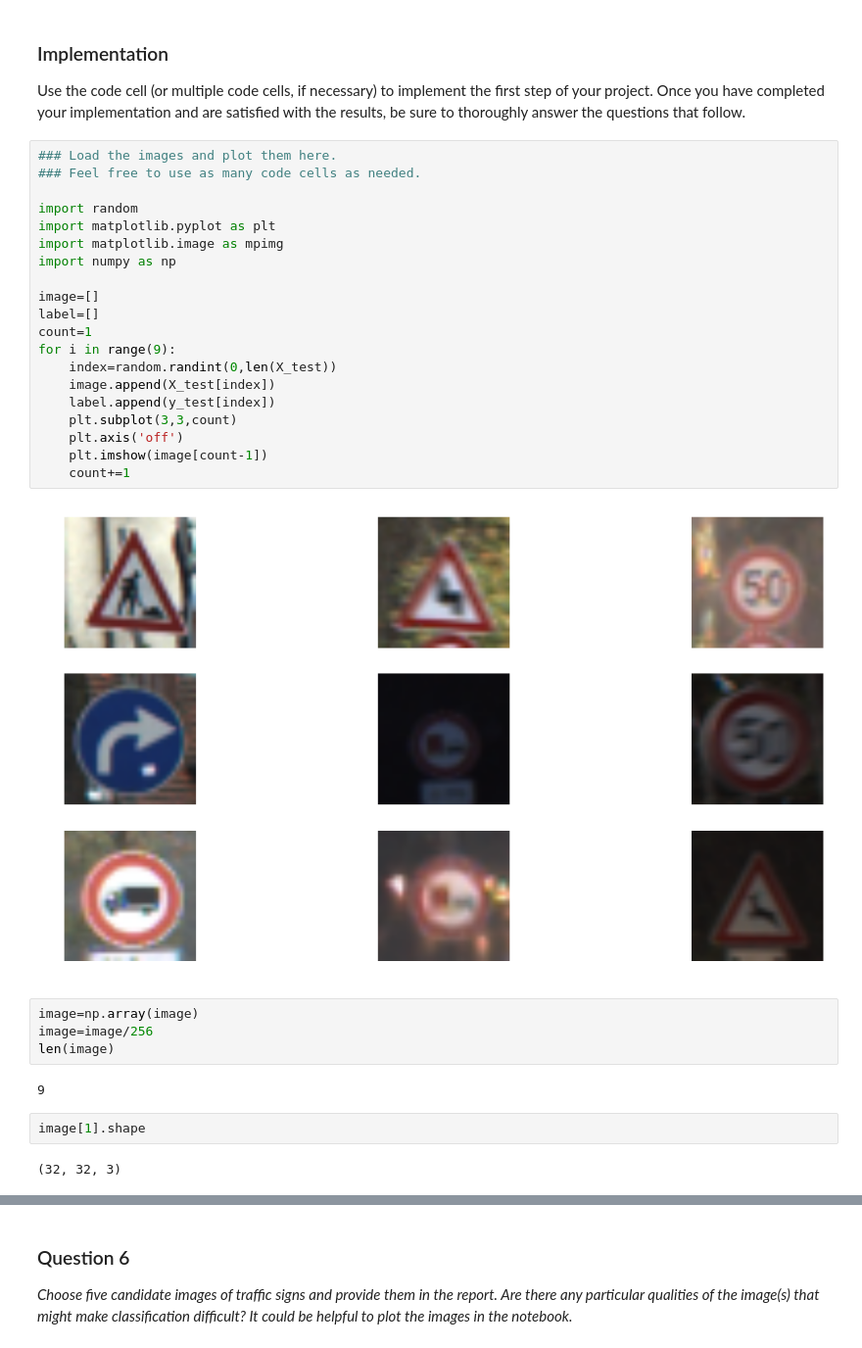
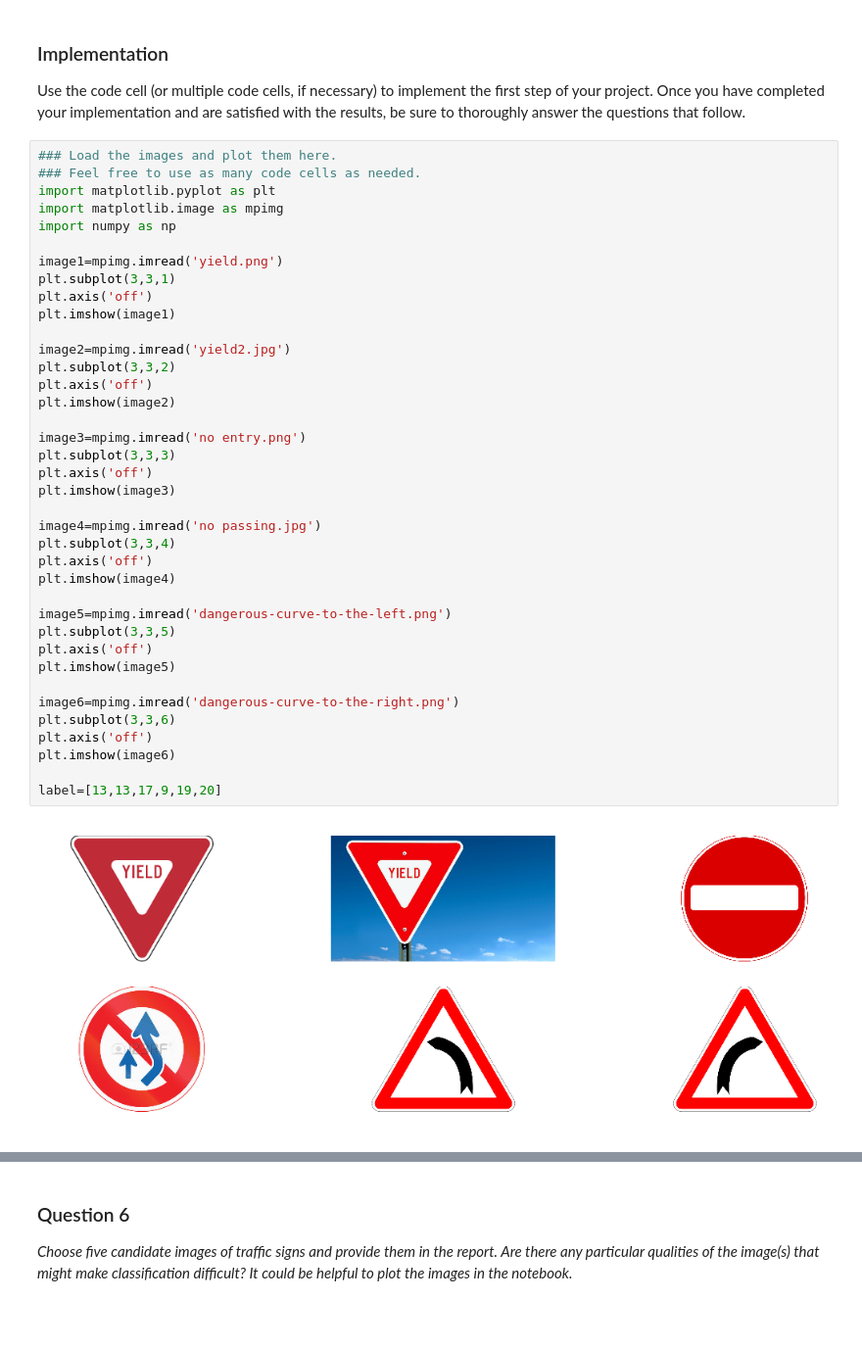
Before and after one commit to tiandiao123/traffic_sign_classifier, a Jupyter notebook: Traffic_Sign_Classifier.ipynb, the cells around one changed output, grey strips where cells are left out. Shown at 98% size. Saved outputs shown, nothing was run; the diff lists cells and outputs as text; blank space fills up the shorter version.

```diff
--- a/Traffic_Sign_Classifier.ipynb
+++ b/Traffic_Sign_Classifier.ipynb
@@ -582,35 +586,43 @@ You may find `signnames.csv` useful as it contains mappings from the class id (i
 ### Implementation
 
 Use the code cell (or multiple code cells, if necessary) to implement the first step of your project. Once you have completed your implementation and are satisfied with the results, be sure to thoroughly answer the questions that follow.
-# %%
-### Load the images and plot them here.
-### Feel free to use as many code cells as needed.
-
-import random
-import matplotlib.pyplot as plt
-import matplotlib.image as mpimg
-import numpy as np
-
-image=[]
-label=[]
-count=1
-for i in range(9):
-    index=random.randint(0,len(X_test))
-    image.append(X_test[index])
-    label.append(y_test[index])
-    plt.subplot(3,3,count)
-    plt.axis('off')
-    plt.imshow(image[count-1])
-    count+=1
-# %% [output]
-[figure, removed]
-# %%
-image=np.array(image)
-image=image/256
-len(image)
-# %% [output]
-9
-# %%
-image[1].shape
-# %% [output]
-(32, 32, 3)
+# %%
+### Load the images and plot them here.
+### Feel free to use as many code cells as needed.
+import matplotlib.pyplot as plt
+import matplotlib.image as mpimg
+import numpy as np
+
+image1=mpimg.imread('yield.png')
+plt.subplot(3,3,1)
+plt.axis('off')
+plt.imshow(image1)
+
+image2=mpimg.imread('yield2.jpg')
+plt.subplot(3,3,2)
+plt.axis('off')
+plt.imshow(image2)
+
+image3=mpimg.imread('no entry.png')
+plt.subplot(3,3,3)
+plt.axis('off')
+plt.imshow(image3)
+
+image4=mpimg.imread('no passing.jpg')
+plt.subplot(3,3,4)
+plt.axis('off')
+plt.imshow(image4)
+
+image5=mpimg.imread('dangerous-curve-to-the-left.png')
+plt.subplot(3,3,5)
+plt.axis('off')
+plt.imshow(image5)
+
+image6=mpimg.imread('dangerous-curve-to-the-right.png')
+plt.subplot(3,3,6)
+plt.axis('off')
+plt.imshow(image6)
+
+label=[13,13,17,9,19,20]
+# %% [output]
+[figure, added]
```
Also changed, not shown: parts of 18 cells of this notebook, 13 other files.
